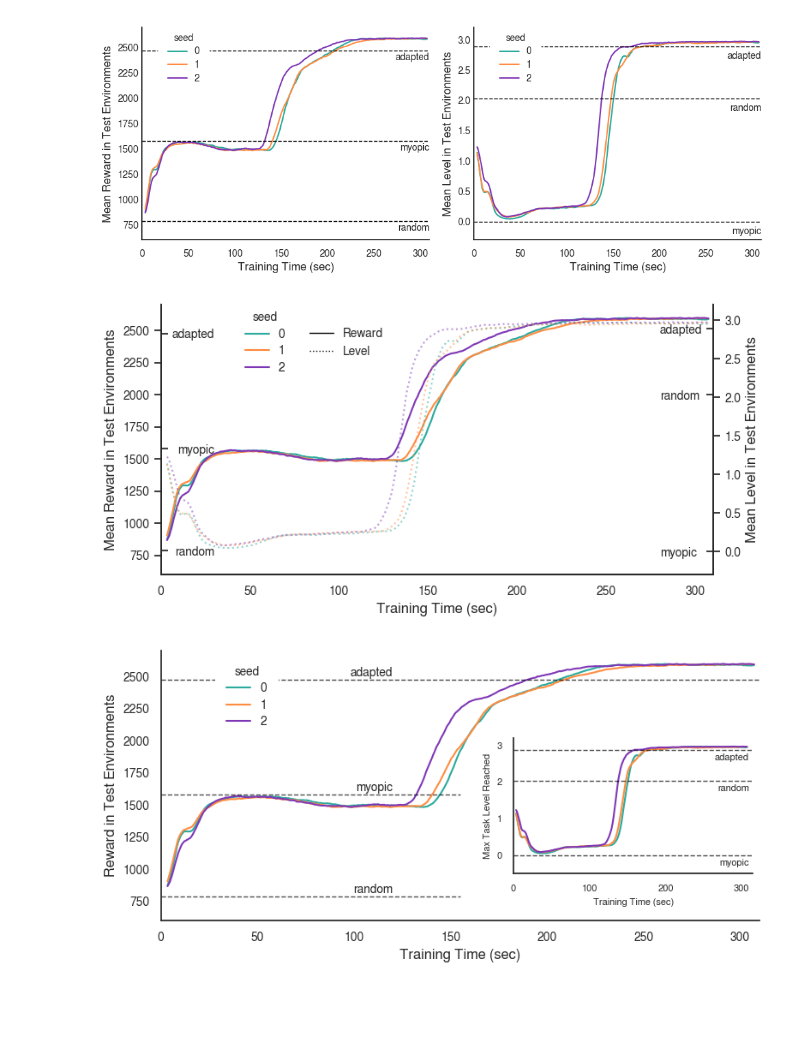
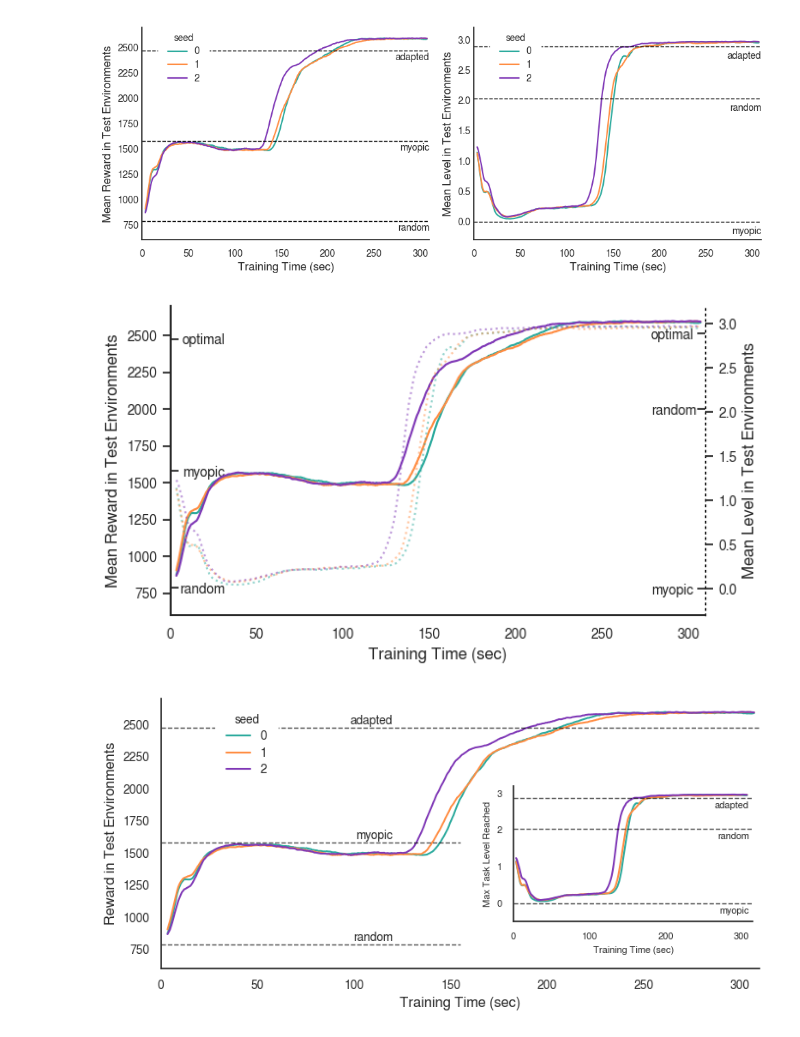
Before and after one commit to LBrinkmann/reward-network-iii, a Jupyter notebook: analysis/algorithm.ipynb, the cells around one changed output. Saved outputs shown, nothing was run; the diff lists cells and outputs as text; code cells hidden in the pictures; blank space fills up the shorter version.

Commit message:
Update algorithm figure.

```diff
--- a/analysis/algorithm.ipynb
+++ b/analysis/algorithm.ipynb
@@ -206,7 +206,7 @@ import matplotlib.pyplot as plt
 import seaborn as sns
 from matplotlib.lines import Line2D
 
-fig, ax1 = plt.subplots(figsize=(8, 4))
+fig, ax1 = plt.subplots(figsize=(7, 4))
 
 sns.set_theme(style='white', rc={'font.family': 'serif', 'font.serif': ['Times New Roman', 'FreeSans']})
 custom_palette = ['#2BAA9D', '#FF8C41', '#7F37B6']
@@ -214,7 +214,7 @@ custom_palette = ['#2BAA9D', '#FF8C41', '#7F37B6']
 lines_info = [
     ('myopic', 'myopic'),
     ('random', 'random'),
-    ('take_loss', 'adapted')
+    ('take_loss', 'optimal')
 ]
 
 # Plot for rewards
@@ -222,7 +222,7 @@ ax1.set_xlabel('Training Time (sec)', fontsize=12)
 ax1.set_ylabel('Mean Reward in Test Environments', fontsize=12)
 ax1.set_ylim(600, 2700)
 ax1.set_xlim(0, 310)
-sns.lineplot(data=df, x="time", y="average reward", hue="seed", palette=custom_palette, ax=ax1, linestyle='-')
+sns.lineplot(data=df, x="time", y="average reward", hue="seed", palette=custom_palette, ax=ax1, linestyle='-', legend=None)
 
 ax1.spines['top'].set_visible(False)
 ax1.spines['right'].set_visible(False)
@@ -240,48 +240,65 @@ sns.lineplot(data=df, x="time", y="average level", hue="seed", palette=custom_pa
 
 ax2.spines['top'].set_visible(False)
 ax2.spines['left'].set_visible(False)
+
+
+
+
 ax2.tick_params(axis='both', which='major', labelsize=10)
 for label in ax2.get_yticklabels():
     label.set_horizontalalignment('left')
     label.set_x(label.get_position()[0] + pad_distance)
 
 # Adding specific labels as secondary y-axis ticks for rewards
 secax1 = ax1.secondary_yaxis('left')
 secax1.set_yticks([ref_total_reward[line[0]] for line in lines_info])
 secax1.set_yticklabels([line[1] for line in lines_info])
-secax1.tick_params(axis='y', direction='in', pad=-45, labelsize=10)
+secax1.tick_params(axis='y', direction='in', pad=-40, labelsize=10)
 
 # Adding specific labels as secondary y-axis ticks for levels
 secax2 = ax2.secondary_yaxis('right')
 secax2.set_yticks([ref_max_level[line[0]] for line in lines_info])
 secax2.set_yticklabels([line[1] for line in lines_info])
-secax2.tick_params(axis='y', direction='in', pad=-45, labelsize=10)
+secax2.tick_params(axis='y', direction='in', pad=-40, labelsize=10)
 
-legend1 = ax1.legend(frameon=True, fontsize=10, title='seed', title_fontsize=10, loc='upper left',
-                     bbox_to_anchor=(0.12, 1.04), facecolor='white', borderpad=1, labelspacing=0.4)
-legend1.get_frame().set_alpha(1)
-legend1.get_frame().set_edgecolor('none')
+# legend1 = ax1.legend(frameon=True, fontsize=10, title='seed', title_fontsize=10, loc='upper left',
+#                      bbox_to_anchor=(0.12, 1.04), facecolor='white', borderpad=1, labelspacing=0.4)
+# legend1.get_frame().set_alpha(1)
+# legend1.get_frame().set_edgecolor('none')
+
+
+# Modify the right y-axis spine to visually appear dashed
+ax1.spines['right'].set_visible(False)
+ax2.spines['right'].set_visible(False)
+# secax2.spines['right'].set_visible(False)
+
+
+secax2.spines['right'].set_linestyle((0, (1, 3)))  # (0, (5, 5)) creates a dashed line pattern
+secax2.spines['right'].set_linewidth(1)  # Set the thickness of the dashed line
+secax2.spines['right'].set_color('black')  # Set the color to black (you can adjust this)
+
+
 
 # Create custom legend for line styles
-custom_lines = [Line2D([0], [0], color='black', lw=1, linestyle='-'),
-                Line2D([0], [0], color='black', lw=1, linestyle=':')]
+# custom_lines = [Line2D([0], [0], color='black', lw=1, linestyle='-'),
+#                 Line2D([0], [0], color='black', lw=1, linestyle=':')]
 
-line_style_legend = ax1.legend(custom_lines, ['Reward', 'Level'], loc='upper left', bbox_to_anchor=(0.25, 0.955), frameon=False, fontsize=10, title_fontsize=10)
+# line_style_legend = ax1.legend(custom_lines, ['Reward', 'Level'], loc='upper left', bbox_to_anchor=(0.25, 0.955), frameon=False, fontsize=10, title_fontsize=10)
 
 # Add the first legend back to the plot
-ax1.add_artist(legend1)
+# ax1.add_artist(legend1)
 
 # Create folder and save figures
 folder = os.path.join('analysis', 'plots', 'algorithm')
 os.makedirs(folder, exist_ok=True)
 png_filename = os.path.join(folder, 'algorithm.png')
 pdf_filename = os.path.join(folder, 'algorithm.pdf')
 
 plt.tight_layout()
 plt.savefig(png_filename, dpi=300, bbox_inches='tight', pad_inches=0.1)
 plt.savefig(pdf_filename, bbox_inches='tight', pad_inches=0.1)
 # %% [output]
-[figure, old version]
+[figure, new version]
 # %%
 from matplotlib.lines import Line2D
 from mpl_toolkits.axes_grid1.inset_locator import inset_axes
```
Also changed, not shown: 2 other files.
